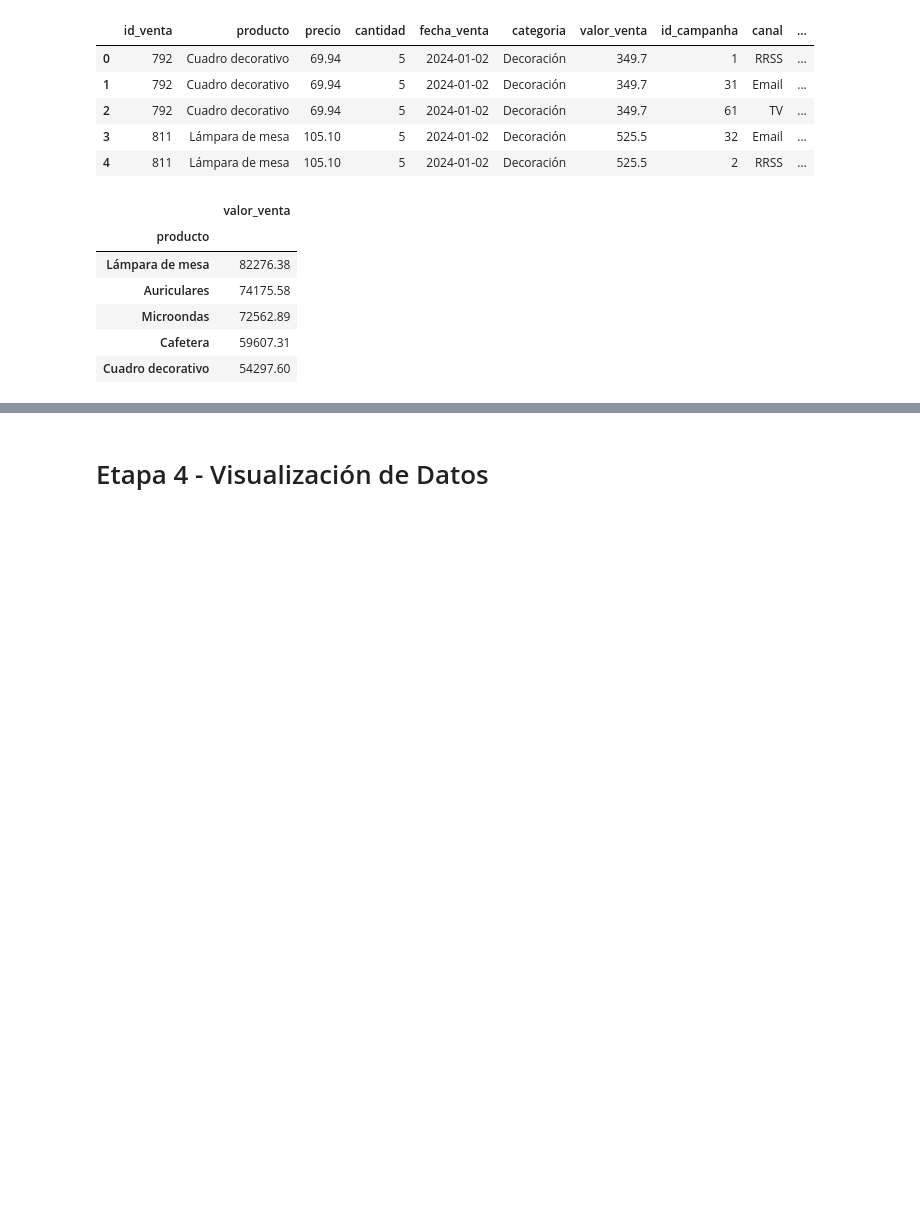
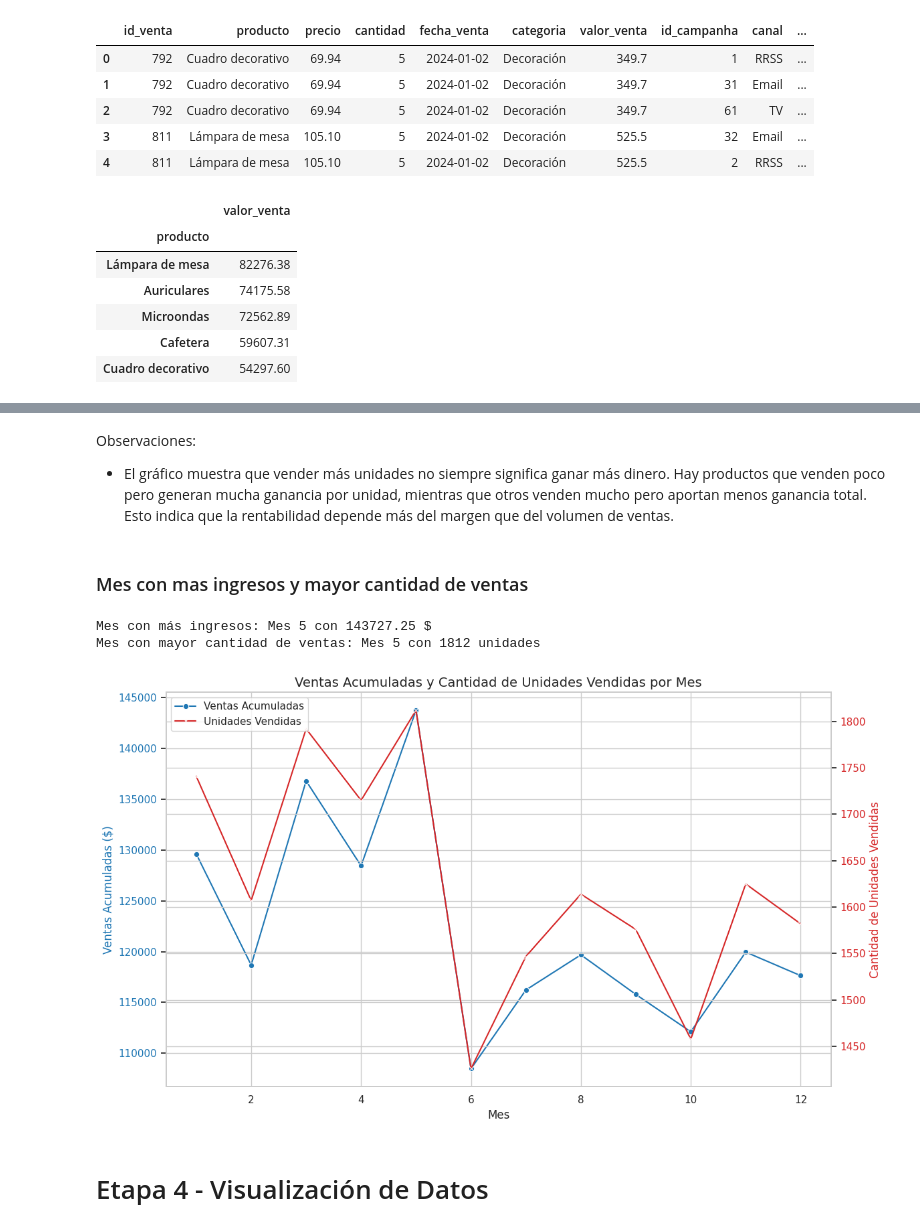
Before and after one commit to marianovanini/TT-2C2025-Data-Analitycs-Notebooks, a Jupyter notebook: Entrega final/Entrega final.ipynb, the cells around one changed output, grey strips where cells are left out. Cells and saved outputs as stored; diff of their text form; code cells hidden in the pictures; blank space fills up the shorter version.

```diff
--- a/Entrega final/Entrega final.ipynb
+++ b/Entrega final/Entrega final.ipynb
@@ -1891,3 +1985,53 @@ df_test2.head()
+# %% [markdown]
+Observaciones:
+ * El gráfico muestra que vender más unidades no siempre significa ganar más dinero. Hay productos que venden poco pero generan mucha ganancia por unidad, mientras que otros venden mucho pero aportan menos ganancia total. Esto indica que la rentabilidad depende más del margen que del volumen de ventas.
+# %% [markdown]
+### Mes con mas ingresos y mayor cantidad de ventas
+# %%
+# El dataframe 'ventas_mes' ya contiene las ventas acumuladas por mes
+# El dataframe 'cantidades_mes' ya contiene las cantidades vendidas por mes
+
+# Mes con más ingresos
+mes_mas_ingresos = ventas_mes.loc[ventas_mes['ventas_mes'].idxmax()]
+print(f"\nMes con más ingresos: Mes {int(mes_mas_ingresos['mes'])} con {mes_mas_ingresos['ventas_mes']:.2f} $")
+
+# Mes con mayor cantidad de ventas
+mes_mas_cantidad = cantidades_mes.loc[cantidades_mes['cantidad_mes'].idxmax()]
+print(f"Mes con mayor cantidad de ventas: Mes {int(mes_mas_cantidad['mes'])} con {int(mes_mas_cantidad['cantidad_mes'])} unidades")
+
+# Para visualizar ambos en un solo gráfico con doble eje Y
+meses_kpi = pd.merge(ventas_mes, cantidades_mes, on='mes')
+
+fig, ax1 = plt.subplots(figsize=(12, 7))
+
+# Graficamos ventas acumuladas en el eje Y izquierdo
+color = 'tab:blue'
+ax1.set_xlabel('Mes', fontsize=12)
+ax1.set_ylabel('Ventas Acumuladas ($)', color=color, fontsize=12)
+sns.lineplot(x='mes', y='ventas_mes', data=meses_kpi, ax=ax1, color=color, marker='o', label='Ventas Acumuladas', legend=False)
+ax1.tick_params(axis='y', labelcolor=color)
+
+# Creamos un segundo eje Y para las cantidades vendidas
+ax2 = ax1.twinx()
+color = 'tab:red'
+ax2.set_ylabel('Cantidad de Unidades Vendidas', color=color, fontsize=12)
+sns.lineplot(x='mes', y='cantidad_mes', data=meses_kpi, ax=ax2, color=color, marker='x', label='Unidades Vendidas', legend=False)
+ax2.tick_params(axis='y', labelcolor=color)
+
+# Añadimos título
+plt.title('Ventas Acumuladas y Cantidad de Unidades Vendidas por Mes', fontsize=14)
+
+# Añadimos leyendas para ambos ejes
+lines, labels = ax1.get_legend_handles_labels()
+lines2, labels2 = ax2.get_legend_handles_labels()
+ax2.legend(lines + lines2, labels + labels2, loc='upper left')
+
+fig.tight_layout()
+plt.show()
+# %% [output]
+Mes con más ingresos: Mes 5 con 143727.25 $
+Mes con mayor cantidad de ventas: Mes 5 con 1812 unidades
+[figure, added]
 # %% [markdown]
 # Etapa 4 - Visualización de Datos
 # %% [markdown]
```
Also changed, not shown: parts of 9 cells of this notebook.
